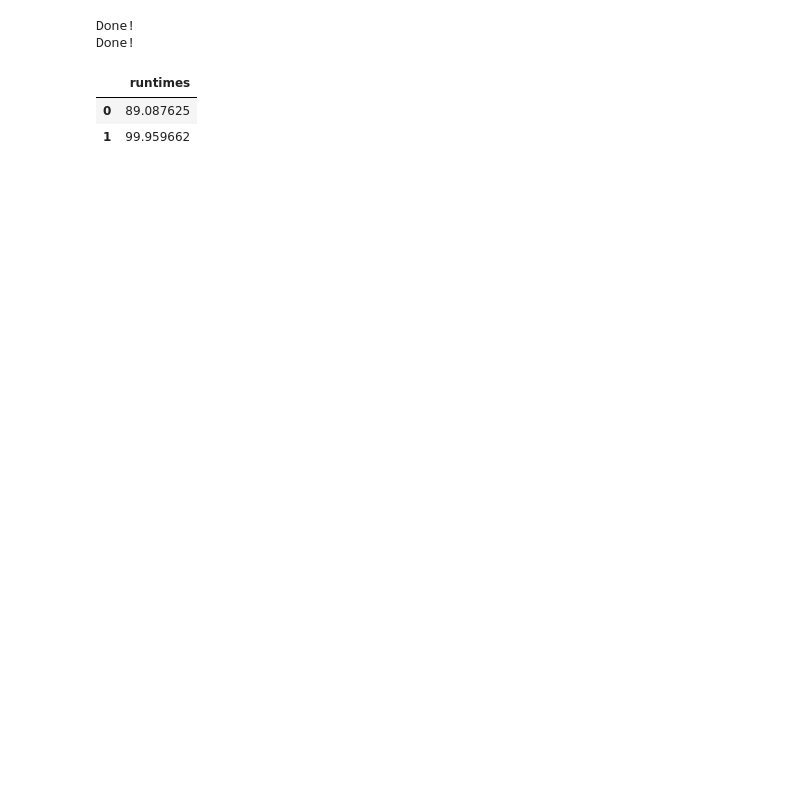
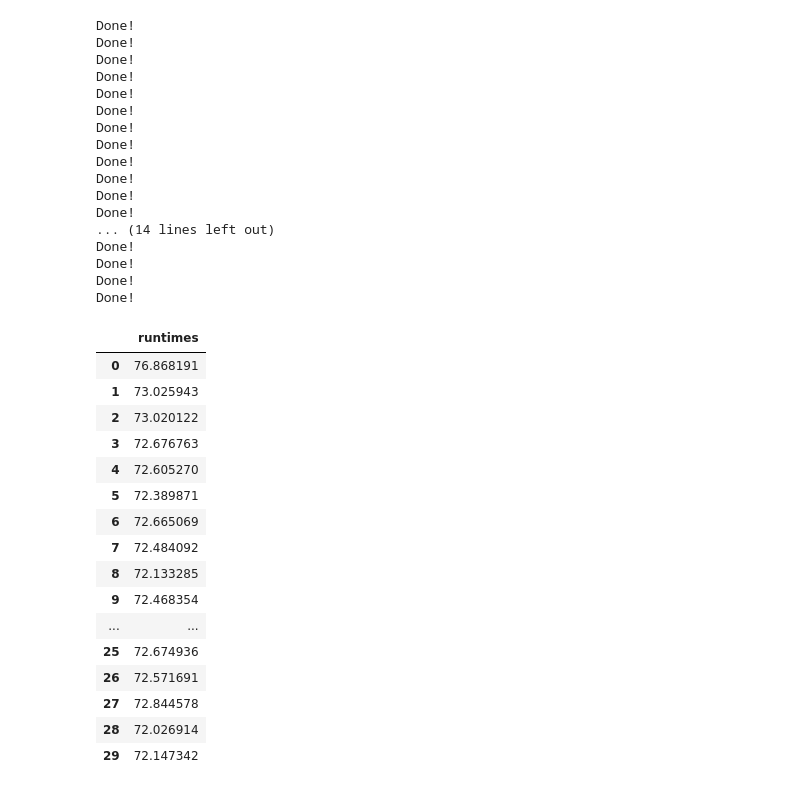
Before and after one commit to stefan-grafberger/deem22-what-if-experiments, a Jupyter notebook: whatif/experiments/corruption_experiments.ipynb, the cells around one changed output. Cells and saved outputs as stored; diff of their text form; code cells hidden in the pictures; blank space fills up the shorter version.

```diff
--- a/whatif/experiments/corruption_experiments.ipynb
+++ b/whatif/experiments/corruption_experiments.ipynb
@@ -39,16 +39,45 @@ corruption_qualitative_review_corruption_naive
 # %%
 review_corruption_naive_exec_times = measure_review_corruption_naive_exec_time(debug=False,
                                                                                corruption_percentages=[0.2, 0.5, 0.9],
                                                                                corrupt_features=["star_rating", "verified_purchase", "review_headline"],
-                                                                               repeats=2)
+                                                                               repeats=30)
 save_to_csv(review_corruption_naive_exec_times, "review_corruption_naive_exec_times")
 review_corruption_naive_exec_times
 # %% [output]
 Done!
 Done!
+Done!
+Done!
+Done!
+Done!
+Done!
+Done!
+Done!
+Done!
+Done!
+Done!
+... (14 lines left out)
+Done!
+Done!
+Done!
+Done!
 |  | runtimes |
-| 0 | 89.087625 |
-| 1 | 99.959662 |
+| 0 | 76.868191 |
+| 1 | 73.025943 |
+| 2 | 73.020122 |
+| 3 | 72.676763 |
+| 4 | 72.605270 |
+| 5 | 72.389871 |
+| 6 | 72.665069 |
+| 7 | 72.484092 |
+| 8 | 72.133285 |
+| 9 | 72.468354 |
+| ... | ... |
+| 25 | 72.674936 |
+| 26 | 72.571691 |
+| 27 | 72.844578 |
+| 28 | 72.026914 |
+| 29 | 72.147342 |
 # %%
 # Other params hard-coded currently
 # corruption_percentages=[0.2, 0.5, 0.9], corrupt_features=["star_rating", "verified_purchase", "review_headline"]
```
Also changed, not shown: parts of 7 cells of this notebook, 23 other files.
